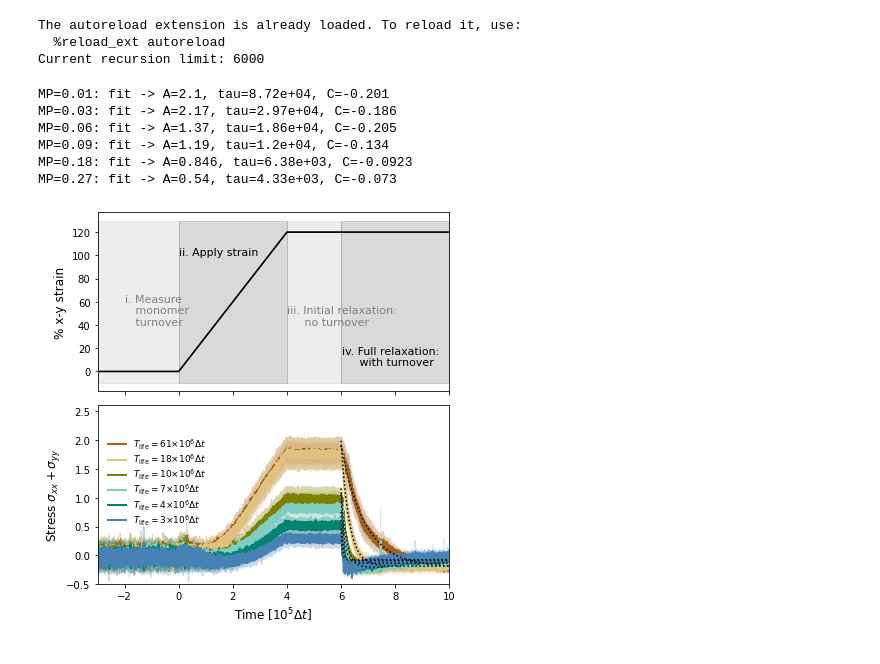
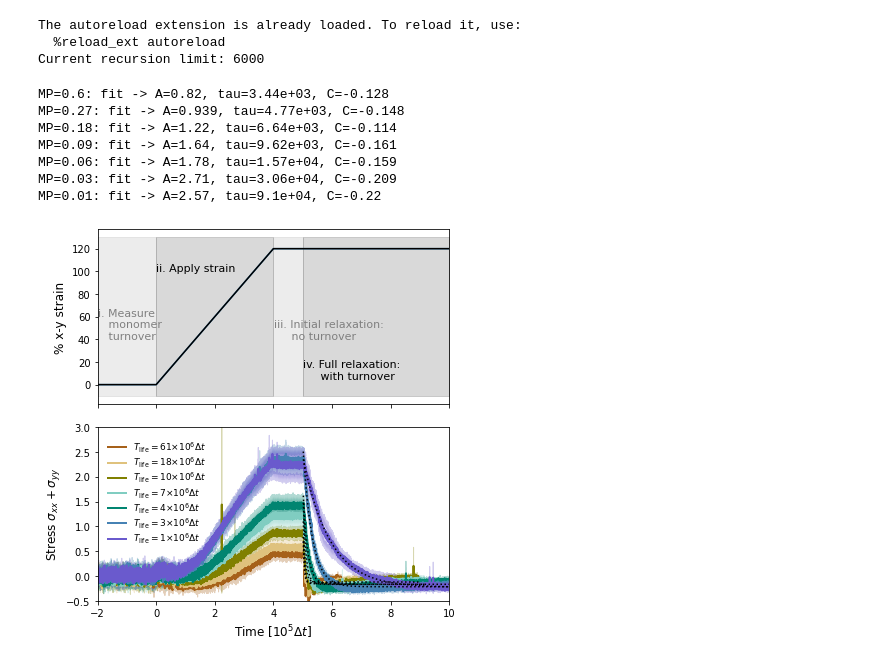
Before and after one commit to Billie1717/ColIVTurnover_Simulations, a Jupyter notebook: Data_and_Figures_2026/Fig_Tlife_Trelax/PlottingStress_FromData.ipynb, the cells around one changed output. Cells and saved outputs as stored; diff of their text form; code cells hidden in the pictures.

```diff
--- a/Data_and_Figures_2026/Fig_Tlife_Trelax/PlottingStress_FromData.ipynb
+++ b/Data_and_Figures_2026/Fig_Tlife_Trelax/PlottingStress_FromData.ipynb
@@ -224,7 +224,9 @@ def plot_stress_from_files_with_fit(
 # ---------------- Example usage ----------------
 # You already have figNICE, axNICE = plt.subplots(2,1,...)
 # and MPs, clrs, datadir0 defined.
-MPs = "0.01 0.03 0.06 0.09 0.18 0.27".split() # 0.03 0.06 0.09 0.18 0.27 0.6 0.81
+#MPs = "0.01 0.03 0.06 0.09 0.18 0.27 0.6 0.81".split() # 0.03 0.06 0.09 0.18 0.27 0.6 0.81
+MPs = "0.6 0.27 0.18 0.09 0.06 0.03 0.01 ".split() # 0.18 0.27 0.6 0.81 0.09 0.18 0.27 0.6 0.81
+#MonPref = "9 9 6 6 8 7 11 14".split() # 13 17 26 31   8 6 6 9 9
 figNICE,axNICE=plt.subplots(2,1,figsize = (6,6))
 outdir = Path(datadir0) / "Data"
 clrs = ['#a6611a','#dfc27d','olive','#80cdc1','#018571','steelblue','slateblue','#0c2c84','lightsalmon']
@@ -242,8 +244,8 @@ taus = plot_stress_from_files_with_fit(
     outdir=outdir,
     ax=axNICE[1],
     time_scale=1e5,
-    fit_t_start=6.0e5,
-    fit_t_end=1.101e6,
+    fit_t_start=5.02e5,
+    fit_t_end=5.02e5+5e5,
     label_fn=my_label_fn,     # or None
     annotate_tau=False        # set True if you want τ printed on the plot
 )
@@ -251,41 +253,42 @@ text1 = 'Equilibrate'
 text2 = 'i. Measure\n   monomer\n   turnover'
 text3 = 'ii. Apply strain'
 text4 = 'iii. Initial relaxation: \n     no turnover'
 text5 = 'Add monomers'
 text6 = 'iv. Full relaxation: \n     with turnover'
 
 
 Times = [-3,0,4,6,10]
 Strains = [0,0,120,120,120]
 axNICE[0].plot(Times,Strains)
-t_Eq,t_MT,t_strain,t_InitRel,t_FullRel = -3, 0, 4, 6, 10
+t_Eq,t_MT,t_strain,t_InitRel,t_FullRel = -3, 0, 4, 5, 10
 
 axNICE[0].plot(Times,Strains,linestyle = '-',color = 'black')
 axNICE[0].fill_between([-5,t_Eq],[-10,-10],[130,130],alpha = 0.15,color = 'black')
 axNICE[0].fill_between([t_Eq,t_MT],[-10,-10],[130,130],alpha = 0.15,color = 'grey')
 axNICE[0].fill_between([t_MT,t_strain],[-10,-10],[130,130],alpha = 0.15,color = 'black')
 axNICE[0].fill_between([t_strain,t_InitRel],[-10,-10],[130,130],alpha = 0.15,color = 'grey')
 axNICE[0].fill_between([t_InitRel,t_FullRel],[-10,-10],[130,130],alpha = 0.15,color = 'black')
 
 axNICE[0].text(t_Eq+1.,40,text2,color = 'grey',fontsize = 11)
 axNICE[0].text(t_MT+0.01,100,text3,color = 'black',fontsize = 11)
 axNICE[0].text(t_strain+0.01,40,text4,color = 'grey',fontsize = 11)
 axNICE[0].text(t_InitRel+0.02,5,text6,color = 'black',fontsize = 11)
 
 axNICE[0].set_ylabel("% x-y strain",fontsize =12)
 axNICE[1].set_ylabel("Stress $\sigma_{xx}+\sigma_{yy}$",fontsize = 12)
 axNICE[1].set_xlabel("Time [$10^5\Delta t$]",fontsize = 12)
 axNICE[0].set_xticklabels([])
 axNICE[1].legend(frameon=False,loc = [0.02,0.3],fontsize = 9,labelspacing=0.12)
-axNICE[1].set_xlim([-3,10])
-axNICE[0].set_xlim([-3,10])
-axNICE[1].set_ylim([-0.5,2.6])
+axNICE[1].set_xlim([-2,10])
+axNICE[0].set_xlim([-2,10])
+axNICE[1].set_ylim([-0.5,3])
 figNICE.tight_layout()
 # %% [output]
-MP=0.01: fit -> A=2.1, tau=8.72e+04, C=-0.201
-MP=0.03: fit -> A=2.17, tau=2.97e+04, C=-0.186
-MP=0.06: fit -> A=1.37, tau=1.86e+04, C=-0.205
-MP=0.09: fit -> A=1.19, tau=1.2e+04, C=-0.134
-MP=0.18: fit -> A=0.846, tau=6.38e+03, C=-0.0923
-MP=0.27: fit -> A=0.54, tau=4.33e+03, C=-0.073
+MP=0.6: fit -> A=0.82, tau=3.44e+03, C=-0.128
+MP=0.27: fit -> A=0.939, tau=4.77e+03, C=-0.148
+MP=0.18: fit -> A=1.22, tau=6.64e+03, C=-0.114
+MP=0.09: fit -> A=1.64, tau=9.62e+03, C=-0.161
+MP=0.06: fit -> A=1.78, tau=1.57e+04, C=-0.159
+MP=0.03: fit -> A=2.71, tau=3.06e+04, C=-0.209
+MP=0.01: fit -> A=2.57, tau=9.1e+04, C=-0.22
-[figure, old version]
+[figure, new version]
```
Also changed, not shown: parts of 4 cells of this notebook, 15 other files.
